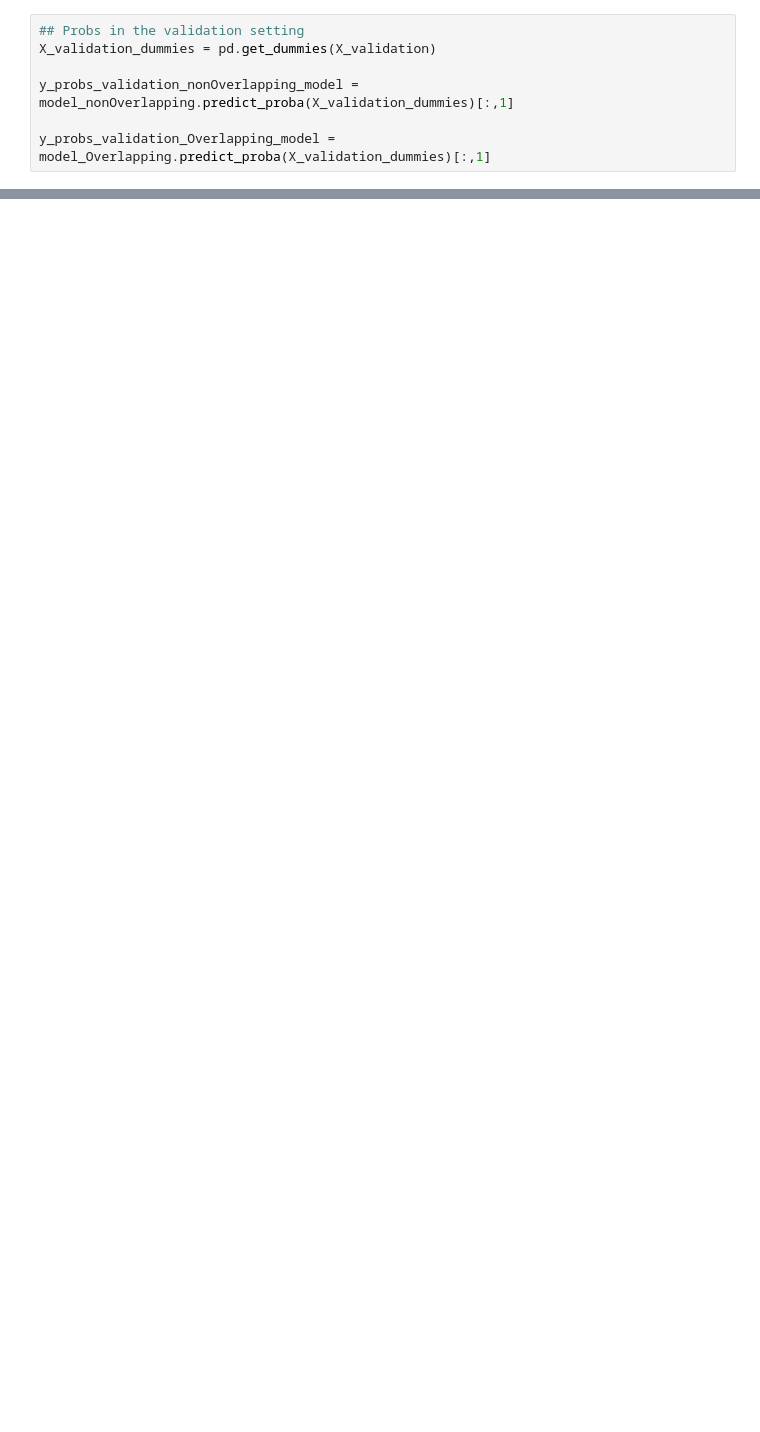
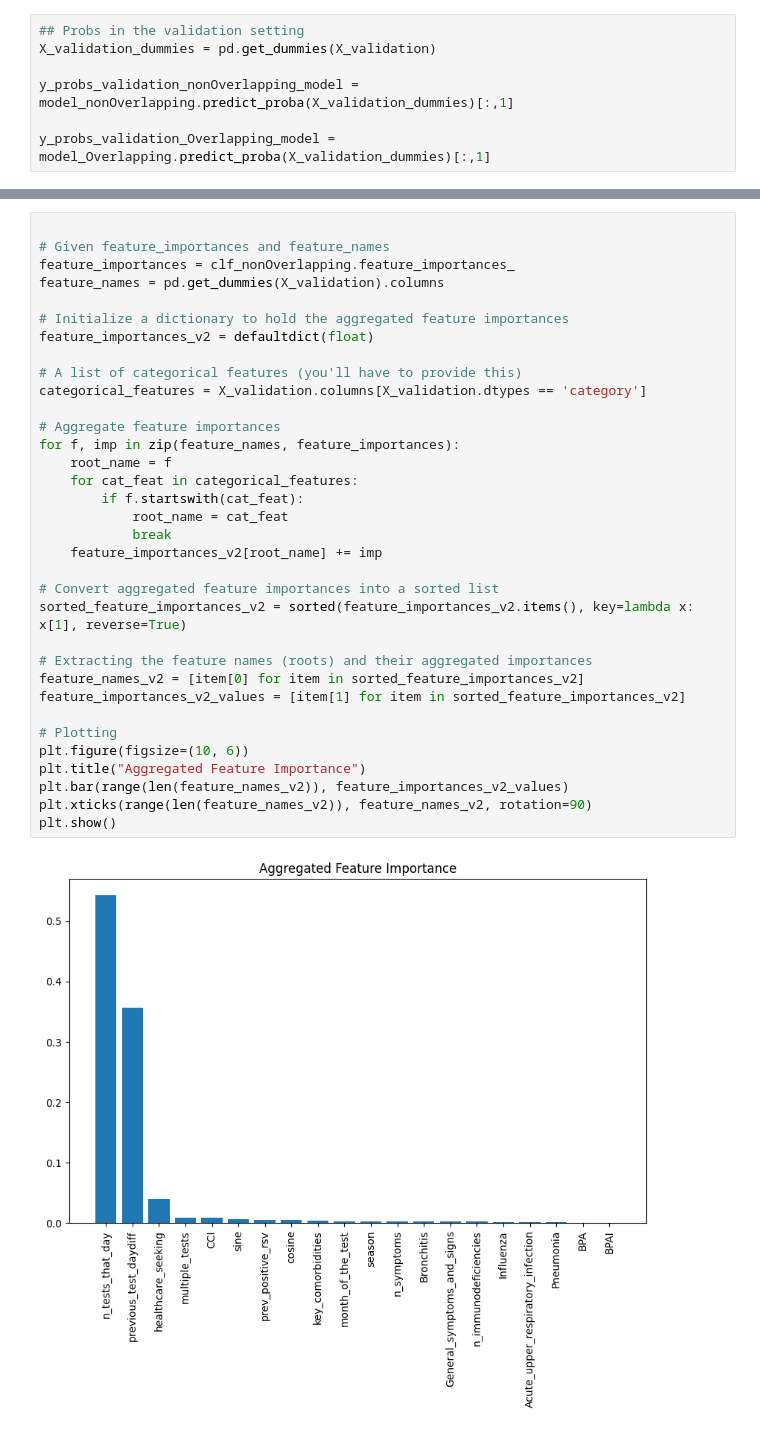
Before and after one commit to angelgldh/rsv_modelling_transfer_learning, a Jupyter notebook: p1_03_overlap_mitigation.ipynb, the cells around one changed output, grey strips where cells are left out. Saved outputs shown, nothing was run; the diff lists cells and outputs as text; blank space fills up the shorter version.

```diff
--- a/p1_03_overlap_mitigation.ipynb
+++ b/p1_03_overlap_mitigation.ipynb
@@ -277,0 +529,36 @@ Precision-Recall AUC: 0.5953295024704534
+# %%
+
+# Given feature_importances and feature_names
+feature_importances = clf_nonOverlapping.feature_importances_
+feature_names = pd.get_dummies(X_validation).columns
+
+# Initialize a dictionary to hold the aggregated feature importances
+feature_importances_v2 = defaultdict(float)
+
+# A list of categorical features (you'll have to provide this)
+categorical_features = X_validation.columns[X_validation.dtypes == 'category']
+
+# Aggregate feature importances
+for f, imp in zip(feature_names, feature_importances):
+    root_name = f
+    for cat_feat in categorical_features:
+        if f.startswith(cat_feat):
+            root_name = cat_feat
+            break
+    feature_importances_v2[root_name] += imp
+
+# Convert aggregated feature importances into a sorted list
+sorted_feature_importances_v2 = sorted(feature_importances_v2.items(), key=lambda x: x[1], reverse=True)
+
+# Extracting the feature names (roots) and their aggregated importances
+feature_names_v2 = [item[0] for item in sorted_feature_importances_v2]
+feature_importances_v2_values = [item[1] for item in sorted_feature_importances_v2]
+
+# Plotting
+plt.figure(figsize=(10, 6))
+plt.title("Aggregated Feature Importance")
+plt.bar(range(len(feature_names_v2)), feature_importances_v2_values)
+plt.xticks(range(len(feature_names_v2)), feature_names_v2, rotation=90)
+plt.show()
+# %% [output]
+[figure, added]
```
Also changed, not shown: parts of 33 cells of this notebook.
